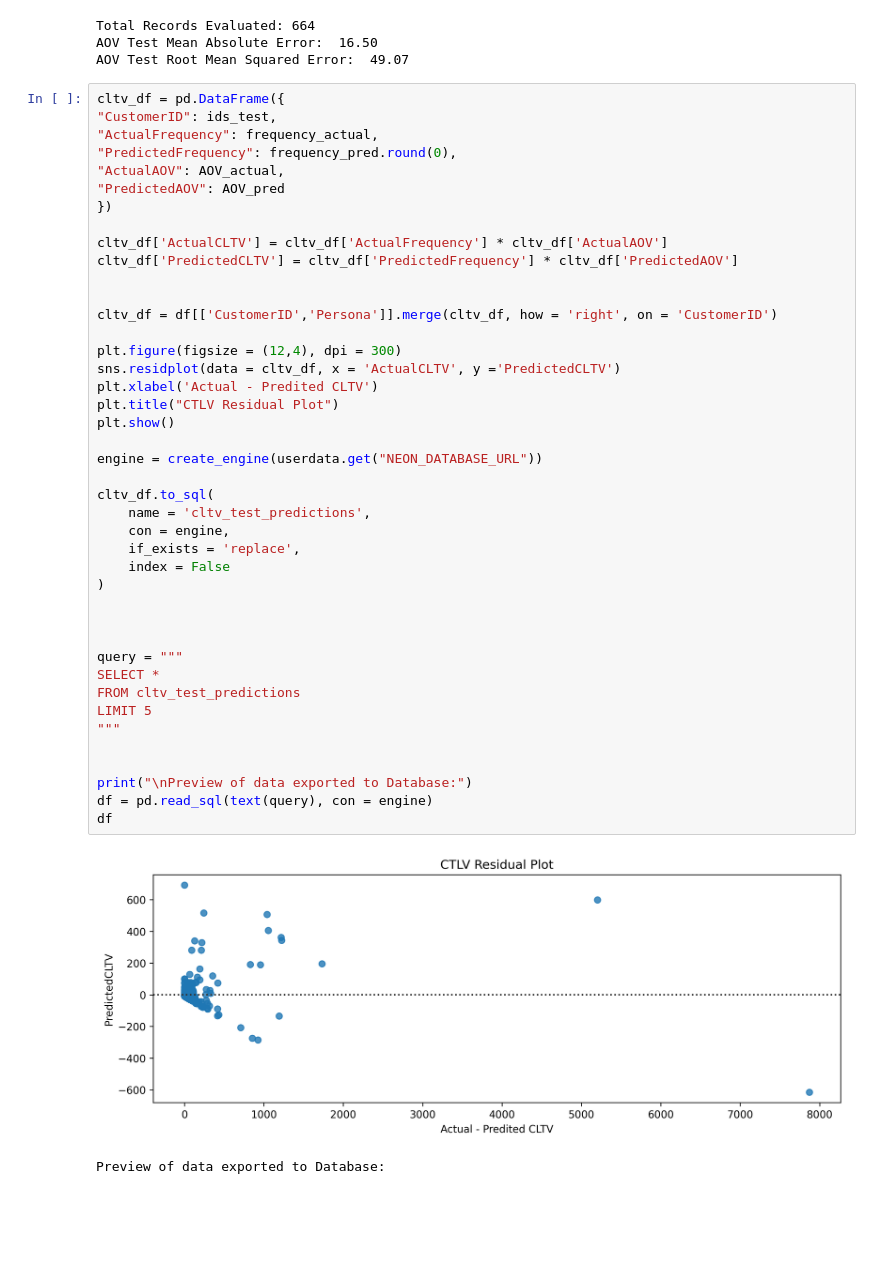
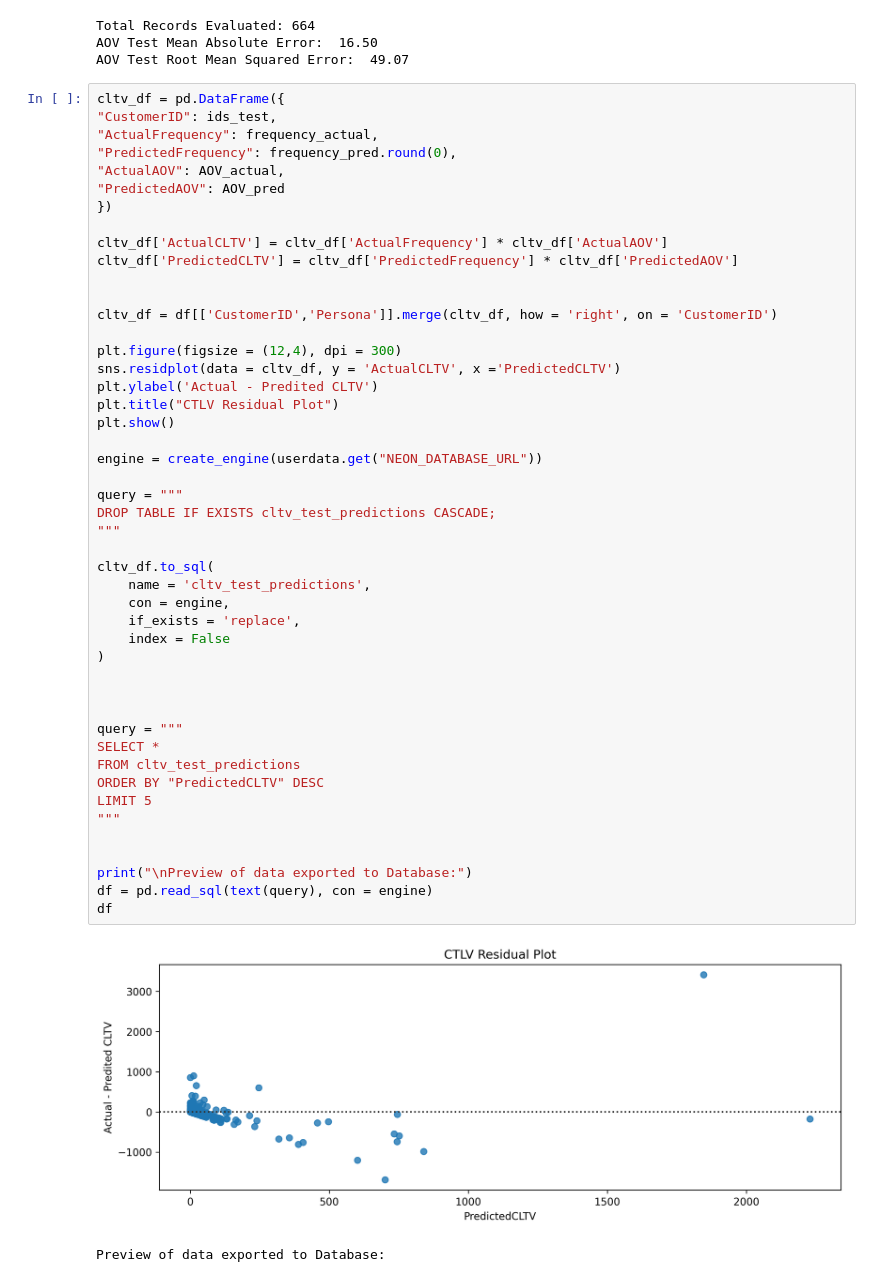
Before and after one commit to mundundan-star/online-retail-customer-analytics, a Jupyter notebook: 6.0 Predicting_Customer_Life_Time_Value_(CLTV).ipynb, the cells around one changed output. Saved outputs shown, nothing was run; the diff lists cells and outputs as text; blank space fills up the shorter version.

```diff
--- a/6.0 Predicting_Customer_Life_Time_Value_(CLTV).ipynb
+++ b/6.0 Predicting_Customer_Life_Time_Value_(CLTV).ipynb
@@ -273,35 +273,40 @@ cltv_df['PredictedCLTV'] = cltv_df['PredictedFrequency'] * cltv_df['PredictedAOV
 
 
 cltv_df = df[['CustomerID','Persona']].merge(cltv_df, how = 'right', on = 'CustomerID')
 
 plt.figure(figsize = (12,4), dpi = 300)
-sns.residplot(data = cltv_df, x = 'ActualCLTV', y ='PredictedCLTV')
-plt.xlabel('Actual - Predited CLTV')
+sns.residplot(data = cltv_df, y = 'ActualCLTV', x ='PredictedCLTV')
+plt.ylabel('Actual - Predited CLTV')
 plt.title("CTLV Residual Plot")
 plt.show()
 
 engine = create_engine(userdata.get("NEON_DATABASE_URL"))
+
+query = """
+DROP TABLE IF EXISTS cltv_test_predictions CASCADE;
+"""
 
 cltv_df.to_sql(
     name = 'cltv_test_predictions',
     con = engine,
     if_exists = 'replace',
     index = False
 )
 
 
 
 query = """
 SELECT *
 FROM cltv_test_predictions
+ORDER BY "PredictedCLTV" DESC
 LIMIT 5
 """
 
 
 print("\nPreview of data exported to Database:")
 df = pd.read_sql(text(query), con = engine)
 df
 # %% [output]
-[figure, old version]
+[figure, new version]
 Preview of data exported to Database:
 |  | CustomerID | Persona | ActualFrequency | PredictedFrequency | ActualAOV | PredictedAOV | ActualCLTV | ... |
```
Also changed, not shown: parts of 1 cell of this notebook.
